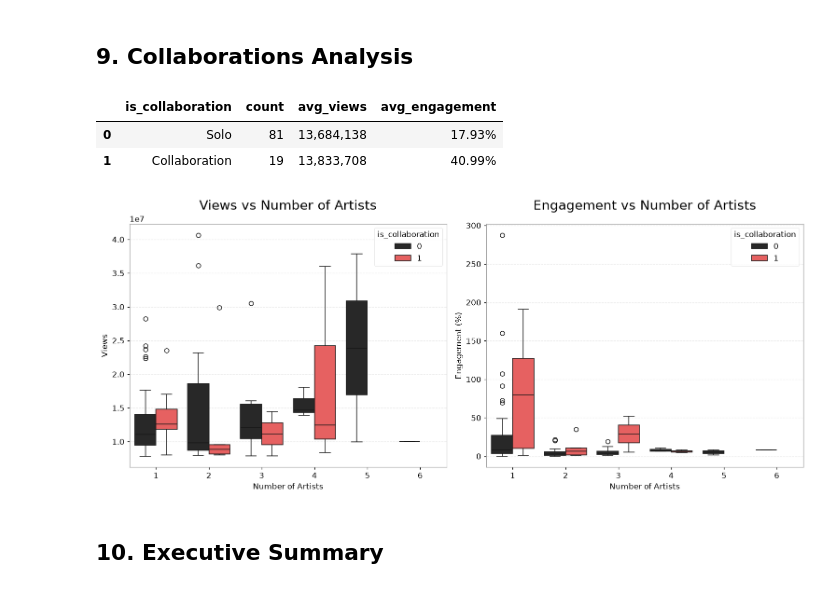
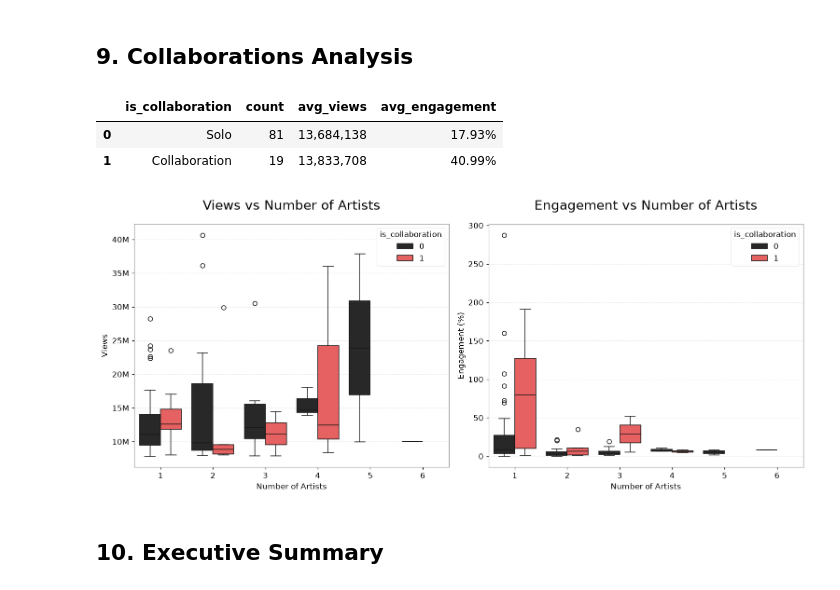
Before and after one commit to adroguetth/youtube-music-charts-intelligence, a Jupyter notebook: notebook_en/weekly/youtube_charts_2026-W46.ipynb, the cells around one changed output. Drawn from its saved outputs; the diff is of its cells as text; code cells hidden in the pictures.

```diff
--- a/notebook_en/weekly/youtube_charts_2026-W46.ipynb
+++ b/notebook_en/weekly/youtube_charts_2026-W46.ipynb
@@ -684,52 +848,72 @@ plt.tight_layout(); plt.show()
 ### 8.3. Release Distribution by Quarter
 # %%
 season_counts = df['upload_quarter'].value_counts().sort_index()
+
 fig, ax = plt.subplots(figsize=(8, 5))
 fig.patch.set_facecolor(YT_BG); ax.set_facecolor(YT_BG)
+
 bars = ax.bar(season_counts.index, season_counts.values, color=YT_RED, edgecolor='none')
+
 ax.set_xlabel('Quarter', fontsize=11, color=YT_TEXT)
 ax.set_ylabel('Number of Songs', fontsize=11, color=YT_TEXT)
-ax.set_title('Release Distribution by Quarter', fontsize=18, color=YT_TEXT, loc='center', pad=20)
-for spine in ax.spines.values(): spine.set_color(BORDER_COLOR); spine.set_linewidth(0.8)
-ax.tick_params(colors=YT_TEXT, labelsize=11)
-ax.yaxis.grid(True, color=YT_GRID, linestyle='--', alpha=0.7)
-for bar in bars:
-    height = bar.get_height()
-    ax.text(bar.get_x() + bar.get_width()/2., height + 0.5, f'{int(height)}', ha='center', va='bottom', fontsize=11, color=YT_TEXT)
+ax.set_title('Release Distribution by Quarter', fontsize=TITLE_FONT_SIZE, color=YT_TEXT, loc='center', pad=20)
+
+style_axes(ax, grid_axis='y')
+add_bar_labels(ax, fmt='{:.0f}', horizontal=False)
+
 plt.tight_layout(); plt.show()
 # %% [output]
 [figure]
 # %% [markdown]
 ## 9. Collaborations Analysis
 # %%
-collab_stats = df.groupby('is_collaboration').agg(count=('track_name', 'count'), avg_views=('views', 'mean'), avg_engagement=('engagement', 'mean')).reset_index()
+collab_stats = df.groupby('is_collaboration').agg(
+    count=('track_name', 'count'),
+    avg_views=('views', 'mean'),
+    avg_engagement=('engagement', 'mean')
+).reset_index()
+
 collab_stats['is_collaboration'] = collab_stats['is_collaboration'].map({0: 'Solo', 1: 'Collaboration'})
 collab_stats['avg_views'] = collab_stats['avg_views'].apply(lambda x: f'{x:,.0f}')
 collab_stats['avg_engagement'] = collab_stats['avg_engagement'].round(2).astype(str) + '%'
 display(collab_stats)
+
 fig, axes = plt.subplots(1, 2, figsize=(14, 6))
-fig.patch.set_facecolor(YT_BG); axes[0].set_facecolor(YT_BG); axes[1].set_facecolor(YT_BG)
-sns.boxplot(data=df, x='artist_count', y='views', hue='is_collaboration', palette={0: YT_DARK_GREY, 1: YT_RED}, ax=axes[0])
-axes[0].set_title('Views vs Number of Artists', fontsize=18, color=YT_TEXT, loc='center', pad=20)
+fig.patch.set_facecolor(YT_BG)
+axes[0].set_facecolor(YT_BG)
+axes[1].set_facecolor(YT_BG)
+
+sns.boxplot(
+    data=df, x='artist_count', y='views', hue='is_collaboration',
+    palette={0: YT_DARK_GREY, 1: YT_RED}, ax=axes[0]
+)
+axes[0].set_title('Views vs Number of Artists', fontsize=TITLE_FONT_SIZE, color=YT_TEXT, loc='center', pad=20)
 axes[0].set_xlabel('Number of Artists', fontsize=11, color=YT_TEXT)
 axes[0].set_ylabel('Views', fontsize=11, color=YT_TEXT)
-sns.boxplot(data=df, x='artist_count', y='engagement', hue='is_collaboration', palette={0: YT_DARK_GREY, 1: YT_RED}, ax=axes[1])
-axes[1].set_title('Engagement vs Number of Artists', fontsize=18, color=YT_TEXT, loc='center', pad=20)
+axes[0].yaxis.set_major_formatter(FuncFormatter(format_axis_millions))
+
+sns.boxplot(
+    data=df, x='artist_count', y='engagement', hue='is_collaboration',
+    palette={0: YT_DARK_GREY, 1: YT_RED}, ax=axes[1]
+)
+axes[1].set_title('Engagement vs Number of Artists', fontsize=TITLE_FONT_SIZE, color=YT_TEXT, loc='center', pad=20)
 axes[1].set_xlabel('Number of Artists', fontsize=11, color=YT_TEXT)
 axes[1].set_ylabel('Engagement (%)', fontsize=11, color=YT_TEXT)
+
 for ax in axes:
-    for spine in ax.spines.values(): spine.set_color(BORDER_COLOR); spine.set_linewidth(0.8)
-    ax.tick_params(colors=YT_TEXT, labelsize=11)
-    ax.yaxis.grid(True, color=YT_GRID, linestyle='--', alpha=0.7)
+    style_axes(ax, grid_axis='y')
     legend = ax.get_legend()
     if legend:
-        legend.get_frame().set_edgecolor(YT_GRID); legend.get_frame().set_linewidth(0.8)
+        legend.get_frame().set_edgecolor(YT_GRID)
+        legend.get_frame().set_linewidth(0.8)
+        for text in legend.get_texts(): text.set_color(YT_TEXT)
+
 plt.tight_layout(); plt.show()
 # %% [output]
 |  | is_collaboration | count | avg_views | avg_engagement |
 | 0 | Solo | 81 | 13,684,138 | 17.93% |
 | 1 | Collaboration | 19 | 13,833,708 | 40.99% |
-[figure, old version]
+[figure, new version]
 # %% [markdown]
 ## 10. Executive Summary
 # %%
```
Also changed, not shown: parts of 20 cells of this notebook, 1 other file.
